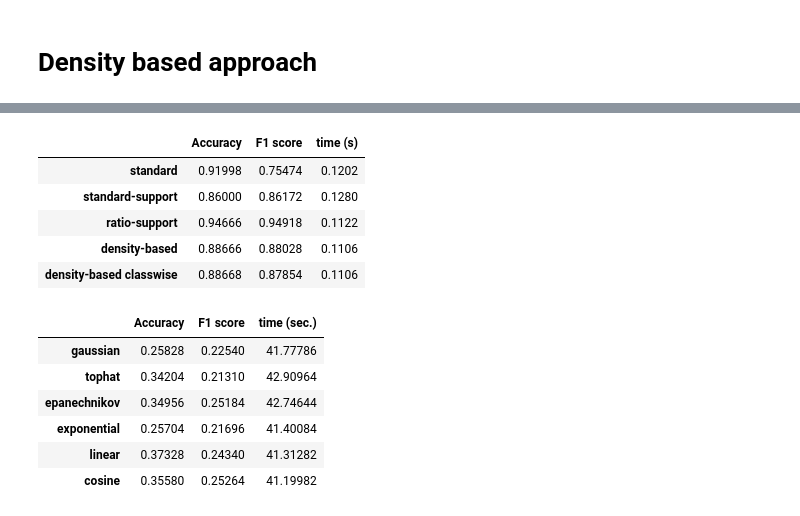
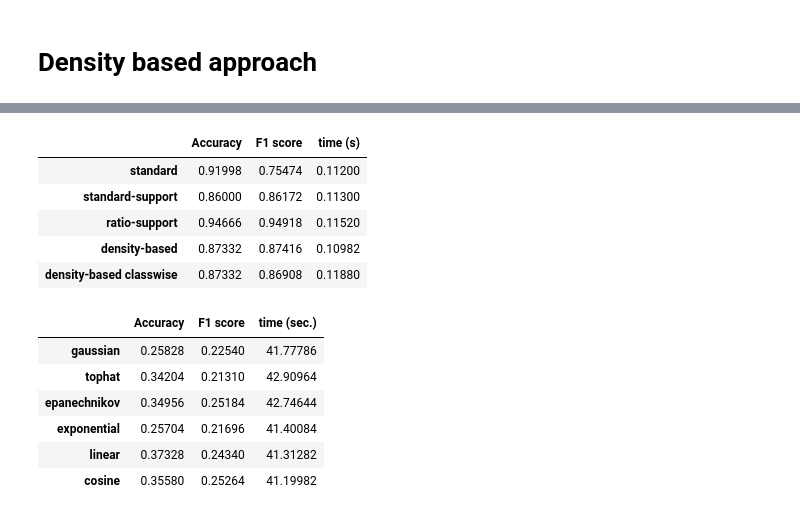
Before and after one commit to AndrewDiv/FCALC, a Jupyter notebook: exmp.ipynb, the cells around one changed output, grey strips where cells are left out. Saved outputs shown, nothing was run; the diff lists cells and outputs as text; code cells hidden in the pictures.

```diff
--- a/exmp.ipynb
+++ b/exmp.ipynb
@@ -146,7 +146,7 @@ f1 score: 0.4268
 # %%
 def model_test_CV(X, y, cat_cols=None, method="standard", alpha=0.,
                   kde_bandwidth=1.0, kde_kernel='gaussian', kde_leaf_size=40,
-                  kde_classwise=False, n_splits=5, seed=42):
+                  kde_classwise=False, scale_density=True, n_splits=5, seed=42):
     kf = KFold(n_splits=n_splits, random_state=seed, shuffle=True)
     Accuracy = []
     F1_score = []
@@ -156,7 +156,7 @@ def model_test_CV(X, y, cat_cols=None, method="standard", alpha=0.,
                                                      categorical=cat_cols, method=method,
                                                      alpha=alpha, kde_bandwidth=kde_bandwidth,
                                                      kde_kernel=kde_kernel, kde_leaf_size=kde_leaf_size,
-                                                     kde_classwise=kde_classwise)
+                                                     kde_classwise=kde_classwise, scale_density=scale_density)
         start = time.time()
         pat_cls.predict(X[test_index])
         end = time.time()
@@ -164,8 +164,6 @@ def model_test_CV(X, y, cat_cols=None, method="standard", alpha=0.,
         F1_score.append(round(f1_score(y[test_index], pat_cls.predictions, average='macro'),4))
         exec_time.append(round(end-start, 4))
 
-        #print(list(map(lambda x: (x.shape[0], x.max(), x.min(),abs(x.max()-x.min()) > 1e-6), pat_cls.density)))
-
     Accuracy.append(np.mean(Accuracy)); F1_score.append(np.mean(F1_score)); exec_time.append(np.mean(exec_time))
     return pd.DataFrame(zip(Accuracy,F1_score,exec_time),
                         columns=["Accuracy","F1 score", "time (s)"],
@@ -179,10 +173,15 @@ winered_results = model_test_CV(X_train,y_train,method="density-based",kde_class
 # %%
+X_train = winered_df.drop("quality",axis=1).values
+y_train = winered_df["quality"].values
 methods = ["standard", "standard-support", "ratio-support", "density-based"]
 result = []
 for m in methods:
-    res = model_test_CV(X_train,y_train,method=m)
+    res = model_test_CV(X_train,y_train,method=m, scale_density=False)
     result.append(res.loc["mean"].values)
 result=pd.DataFrame(result, index=methods,columns=["Accuracy","F1 score", "time (s)"])
-result.loc["density-based classwise"] = winered_results.loc["mean"]
+result.loc["density-based classwise"] = model_test_CV(X_train,y_train,
+                                                      method="density-based",
+                                                      kde_classwise=True,
+                                                      scale_density=False).loc["mean"]
 display(result)
 result.to_csv("D:/University/masters thesis/csv results/red_wine_res.csv")
@@ -193,24 +199,25 @@ df["species"] = le.transform(df["species"].values)
 # %%
 X_train = df.drop('species', axis=1).values
 y_train = df['species'].values
 methods = ["standard", "standard-support", "ratio-support", "density-based"]
 result = []
 for m in methods:
-    res = model_test_CV(X_train,y_train,method=m)
+    res = model_test_CV(X_train,y_train,method=m, scale_density=False)
     result.append(res.loc["mean"].values)
 result=pd.DataFrame(result, index=methods,columns=["Accuracy","F1 score", "time (s)"])
 result.loc["density-based classwise"] = model_test_CV(X_train,y_train,
                                                       method="density-based",
-                                                      kde_classwise=True).loc["mean"]
+                                                      kde_classwise=True,
+                                                      scale_density=False).loc["mean"]
 display(result)
 result.to_csv("D:/University/masters thesis/csv results/irid_res.csv")
 # %% [output]
 |  | Accuracy | F1 score | time (s) |
-| standard | 0.91998 | 0.75474 | 0.1202 |
-| standard-support | 0.86000 | 0.86172 | 0.1280 |
-| ratio-support | 0.94666 | 0.94918 | 0.1122 |
-| density-based | 0.88666 | 0.88028 | 0.1106 |
-| density-based classwise | 0.88668 | 0.87854 | 0.1106 |
+| standard | 0.91998 | 0.75474 | 0.11200 |
+| standard-support | 0.86000 | 0.86172 | 0.11300 |
+| ratio-support | 0.94666 | 0.94918 | 0.11520 |
+| density-based | 0.87332 | 0.87416 | 0.10982 |
+| density-based classwise | 0.87332 | 0.86908 | 0.11880 |
 # %%
 X_train = winered_df.drop("quality",axis=1).values
 y_train = winered_df["quality"].values
```
Also changed, not shown: parts of 2 cells of this notebook.
